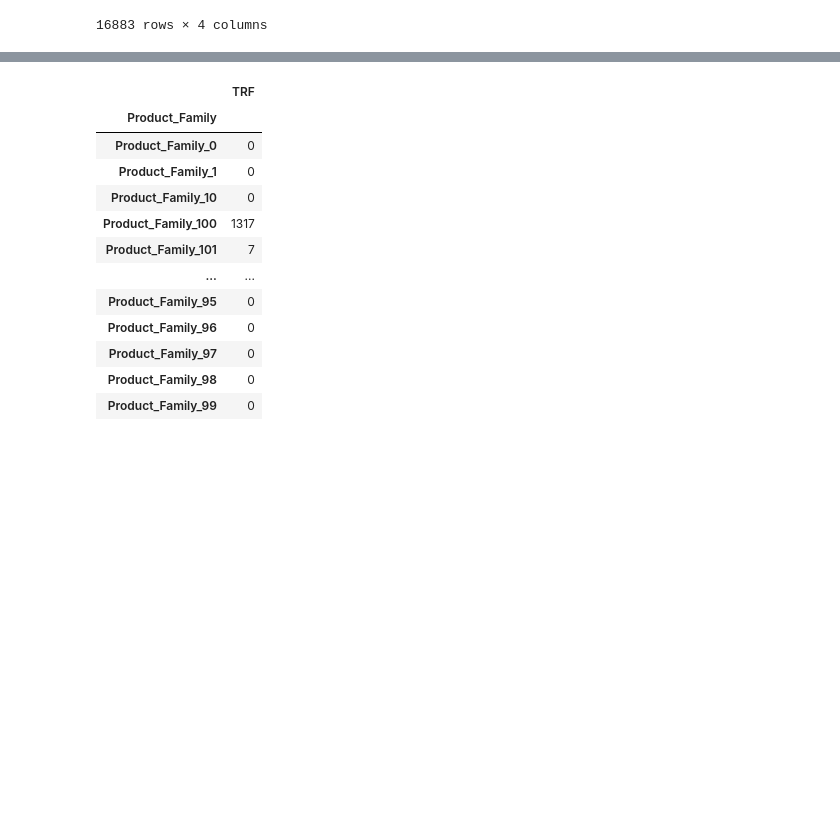
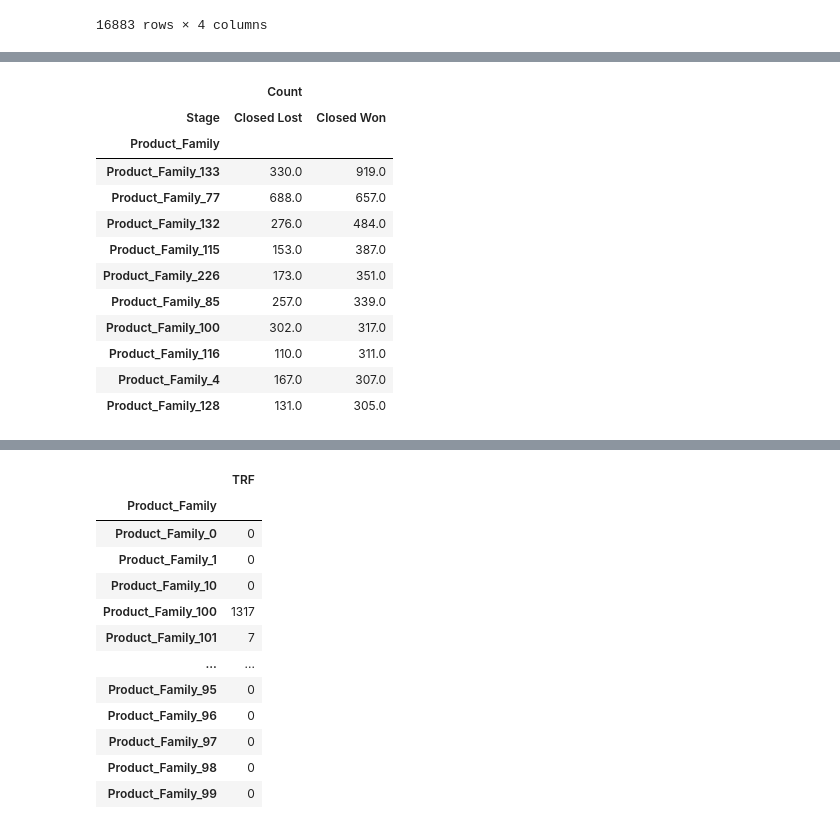
Before and after one commit to RenzoJacinto/TP1-Datos, a Jupyter notebook: renzo.ipynb, the cells around one changed output, grey strips where cells are left out. Saved outputs shown, nothing was run; the diff lists cells and outputs as text; code cells hidden in the pictures; blank space fills up the shorter version.

```diff
--- a/renzo.ipynb
+++ b/renzo.ipynb
@@ -35,0 +57,17 @@ reducido
+# %%
+top_10_product_family_won = familias_stage.nlargest(10, ('Count', 'Closed Won'))
+top_10_product_family_won
+# %% [output]
+|  | Count |  |
+| Stage | Closed Lost | Closed Won |
+| Product_Family |  |  |
+| Product_Family_133 | 330.0 | 919.0 |
+| Product_Family_77 | 688.0 | 657.0 |
+| Product_Family_132 | 276.0 | 484.0 |
+| Product_Family_115 | 153.0 | 387.0 |
+| Product_Family_226 | 173.0 | 351.0 |
+| Product_Family_85 | 257.0 | 339.0 |
+| Product_Family_100 | 302.0 | 317.0 |
+| Product_Family_116 | 110.0 | 311.0 |
+| Product_Family_4 | 167.0 | 307.0 |
+| Product_Family_128 | 131.0 | 305.0 |
```
Also changed, not shown: parts of 4 cells of this notebook.
